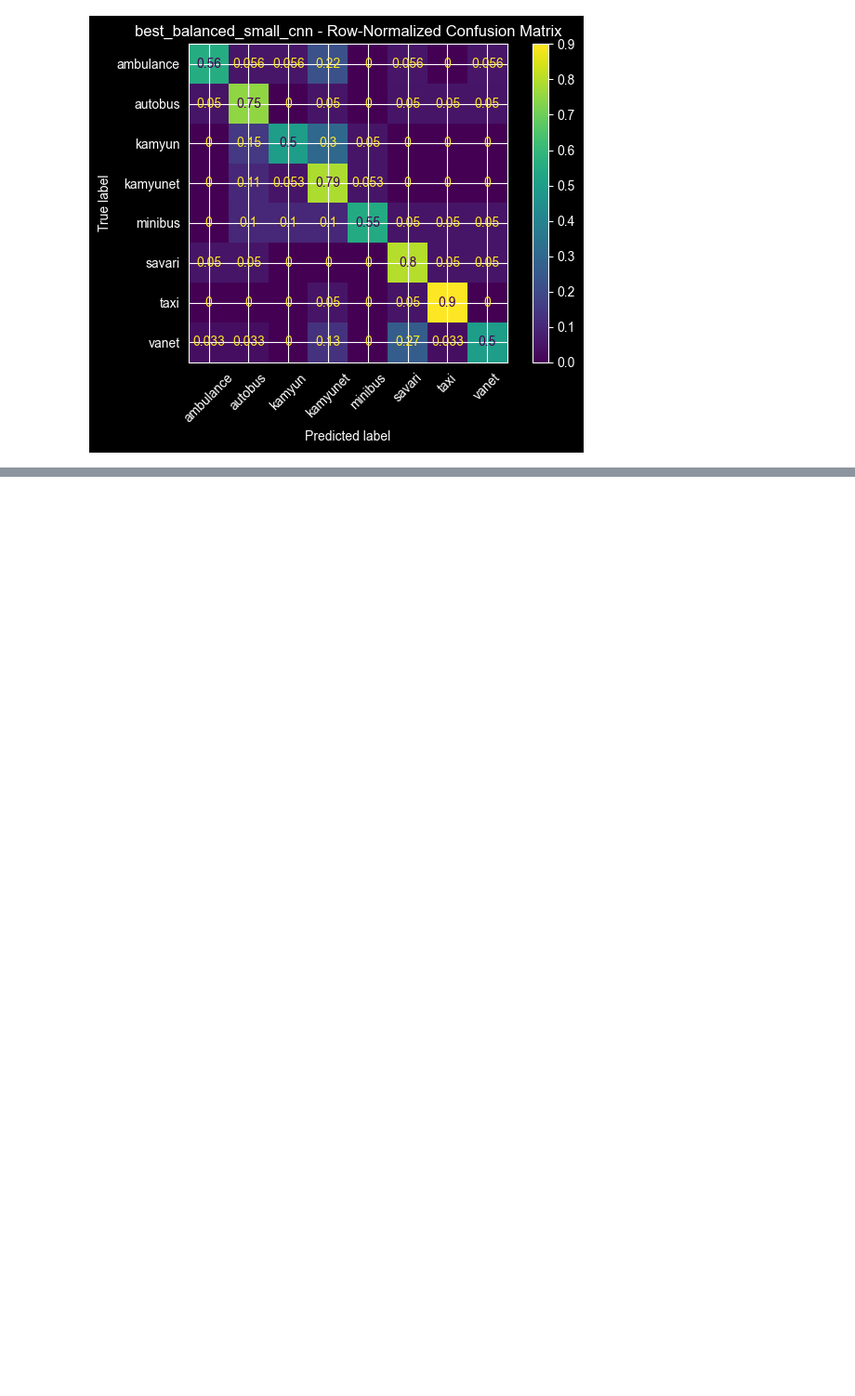
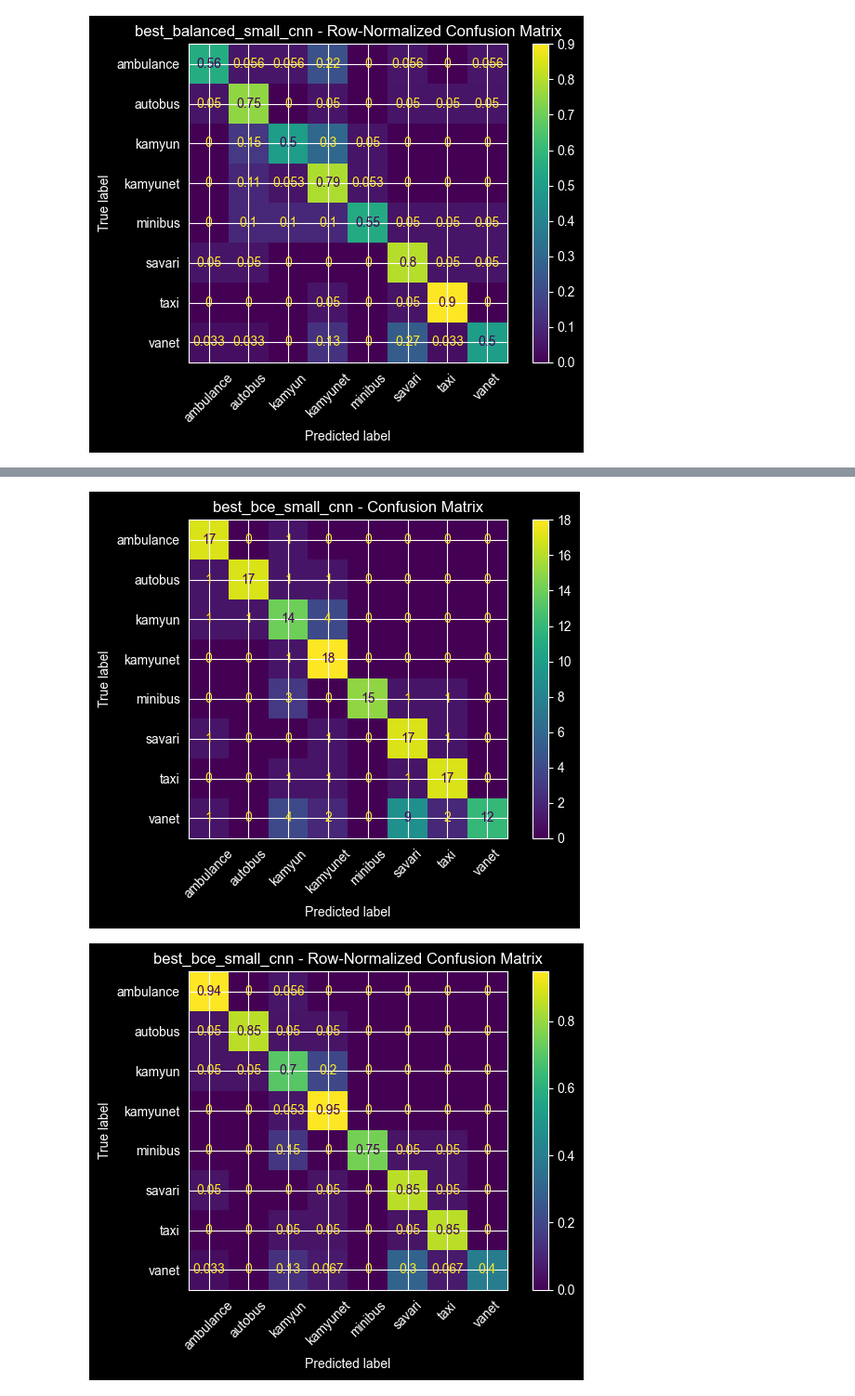
Before and after one commit to mohammad-azim-basiri/Traffic-Vehicle-Classification, a Jupyter notebook: src/evaluation.ipynb, the cells around one changed output, grey strips where cells are left out. Shown at 93% size. Cells and saved outputs as stored; diff of their text form; code cells hidden in the pictures; blank space fills up the shorter version.

Commit message:
feat:**BCE experiment with the SmallCNN has been completed.**

```diff
--- a/src/evaluation.ipynb
+++ b/src/evaluation.ipynb
@@ -758,0 +761,25 @@ cm_balanced, cm_normalized_balanced = plot_confusion_matrices(
+# %%
+model_bce_best = SmallCnn(
+    num_classes=8,
+    dropout=0,
+    pooling="max"
+).to(device)
+
+state_dict = torch.load(
+    "../results/saved/best_bce_small_cnn.pt",
+    map_location=device
+)
+
+model_bce_best.load_state_dict(state_dict)
+
+y_true_bce, y_pred_bce = evaluate_model(
+    model_bce_best,
+    val_loader,
+    device=device
+)
+
+metrics_bce = calculate_classification_metrics(
+    y_true_bce,
+    y_pred_bce
+)
+print_metrics(metrics_bce,classes)
@@ -758,0 +800,11 @@ cm_balanced, cm_normalized_balanced = plot_confusion_matrices(
+# %%
+cm_bce, cm_normalized_bce = plot_confusion_matrices(
+    y_true=y_true_bce,
+    y_pred=y_pred_bce,
+    classes=classes,
+    experiment_name="best_bce_small_cnn",
+    output_dir="../results/img"
+)
+# %% [output]
+[figure, added]
+[figure, added]
```
Also changed, not shown: parts of 2 cells of this notebook, 1 other file.
